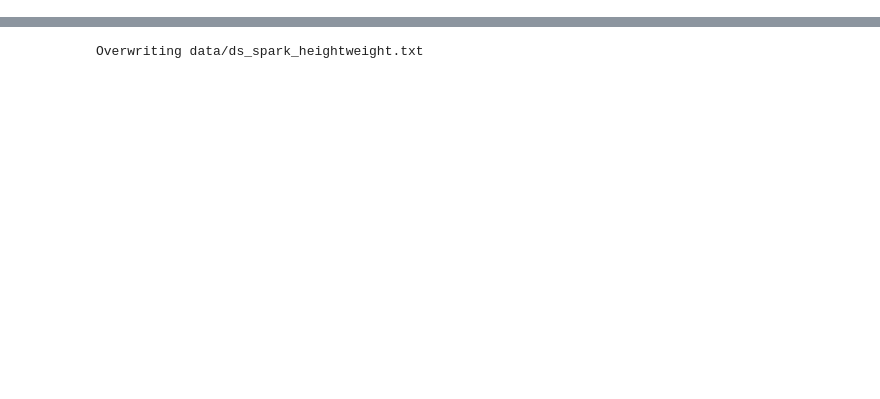
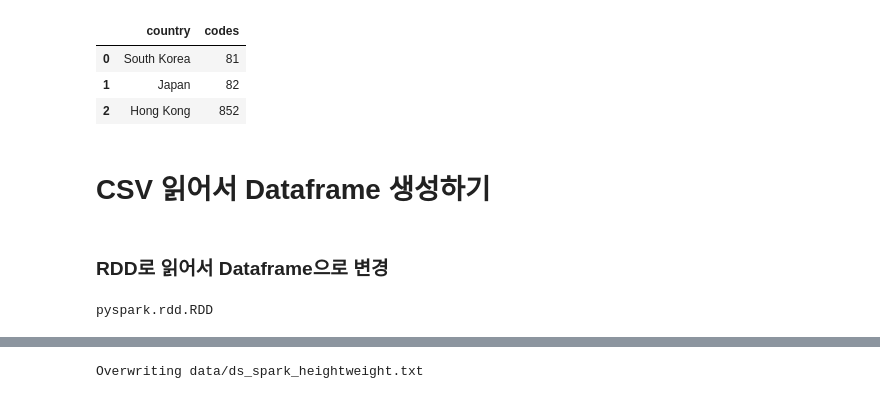
Before and after one commit to Jaehwi-So/LECTURE_Bigdata, a Jupyter notebook: 05_SparkDataFrame.ipynb, the cells around one changed output, grey strips where cells are left out. Drawn from its saved outputs; the diff is of its cells as text; code cells hidden in the pictures; blank space fills up the shorter version.

```diff
--- a/05_SparkDataFrame.ipynb
+++ b/05_SparkDataFrame.ipynb
@@ -15,0 +174,20 @@ To adjust logging level use sc.setLogLevel(newLevel). For SparkR, use setLogLeve
+# %%
+import pandas as pd
+icc = pd.DataFrame( { 'country': ['South Korea','Japan','Hong Kong'],'codes': [81, 82, 852] })
+icc
+# %% [output]
+|  | country | codes |
+| 0 | South Korea | 81 |
+| 1 | Japan | 82 |
+| 2 | Hong Kong | 852 |
+# %% [markdown]
+# CSV 읽어서 Dataframe 생성하기
+# %% [markdown]
+### RDD로 읽어서 Dataframe으로 변경
+# %%
+from pyspark.sql import Row
+cfile= os.path.join("data", "ds_spark_2cols.csv")
+lines = spark.sparkContext.textFile(cfile)
+type(lines)
+# %% [output]
+pyspark.rdd.RDD
```
Also changed, not shown: parts of 73 cells of this notebook, 1 other file.
